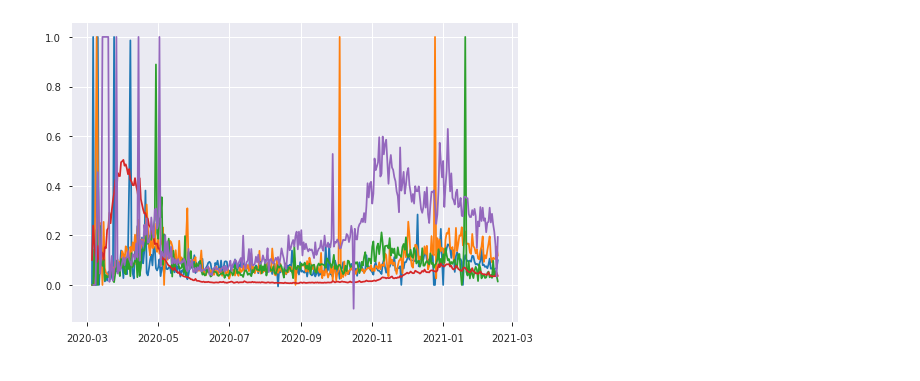
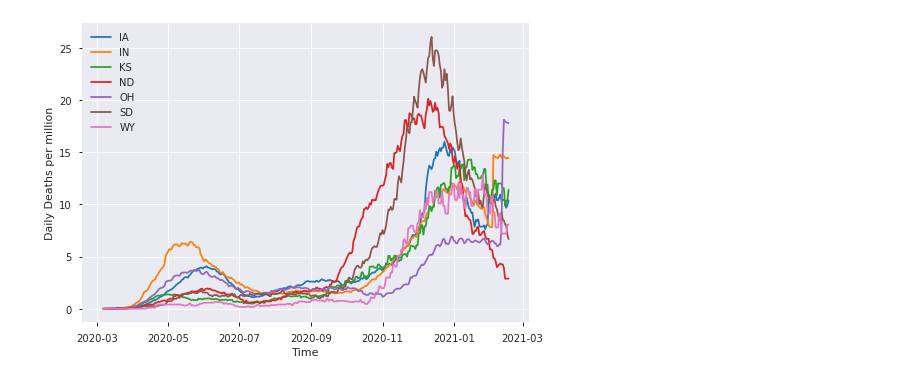
Before and after one commit to Garorod/datathon, a Jupyter notebook: USData-FirstAnalysis.ipynb, the cells around one changed output. Cells and saved outputs as stored; diff of their text form; code cells hidden in the pictures.

```diff
--- a/USData-FirstAnalysis.ipynb
+++ b/USData-FirstAnalysis.ipynb
@@ -133,0 +273,12 @@ plt.show()
+# %%
+x=pd.DataFrame(final.groupby(["state","yearMonth"])["deathIncrease_per_million"].sum().reset_index())
+y=pd.DataFrame(final.groupby(["state","yearMonth"])["total_hospitalizedCurrently_per_capacity"].mean().reset_index())
+Hospital_Deaths_data=x.merge(y,on=["state","yearMonth"])
+Hospital_Deaths_data.columns=["state","yearMonth","Total_Deaths_per_million","Average_Occupancy_of_inpatient_beds_per_capacity"]
+alt.Chart(Hospital_Deaths_data).mark_circle(size=60).encode(
+    x="Total_Deaths_per_million",
+    y=alt.X('Average_Occupancy_of_inpatient_beds_per_capacity',
+        scale=alt.Scale(domain=(0, 1))),
+    color='state',
+    tooltip=['state', 'yearMonth', 'Total_Deaths_per_million', 'Average_Occupancy_of_inpatient_beds_per_capacity']
+).interactive()
@@ -133,0 +287,7 @@ plt.show()
+# %%
+X=np.array(Hospital_Deaths_data.Total_Deaths_per_million)
+y=np.array(Hospital_Deaths_data.Average_Occupancy_of_inpatient_beds_per_capacity)
+X = sm.add_constant(X)
+model = sm.OLS(y, X)
+results = model.fit()
+print(results.summary())
@@ -133,0 +321,8 @@ plt.show()
+# %%
+Hospital_Deaths_data["Dist"]=Hospital_Deaths_data.apply(lambda x: \
+                                                                  shortest_distance(x.Total_Deaths_per_million, \
+                                                                                    x.Average_Occupancy_of_inpatient_beds_per_capacity,results.params[1],-1,results.params[0]), axis=1)
+Hospital_Deaths_data=Hospital_Deaths_data.sort_values("Dist",ascending=False)
+bad_Hospital_policy_states=Hospital_Deaths_data[:30]
+tr=bad_Hospital_policy_states.groupby('state')['yearMonth'].apply(list)
+print(tr)
@@ -134,12 +339,14 @@ plt.show()
 # %%
-states=final['state'].unique()[:5]
-data={}
-final['month'] = pd.DatetimeIndex(final['date']).month
-months=final['month'].unique()
-for state in states:
+bad_Hospital_policy_states=tr.index
+months=final['yearMonth'].unique()
+for state in bad_Hospital_policy_states:
     df=final[final['state']==state]
-    #df['Covid_hospitalizedCurrently_per_capacity']=(df['hospitalizedCurrently']/df['Inpatient_Bed_Capacity'])
-    plt.plot(df['date'],df['positivityRate'],label=state)
+    df['Deaths_per_million_smooth']=df['deathIncrease_per_million'].rolling(30,min_periods=2).mean()
+    #df['total_hospitalizedCurrently_per_capacity_smooth']=df['total_hospitalizedCurrently_per_capacity'].rolling(30,min_periods=2).mean()
+    plt.plot(df['date'],df['Deaths_per_million_smooth'],label=state)
+plt.xlabel("Time")
+plt.ylabel("Daily Deaths per million")
+plt.legend()
 plt.show()
 # %% [output]
-[figure, old version]
+[figure, new version]
```
Also changed, not shown: parts of 38 cells of this notebook.
